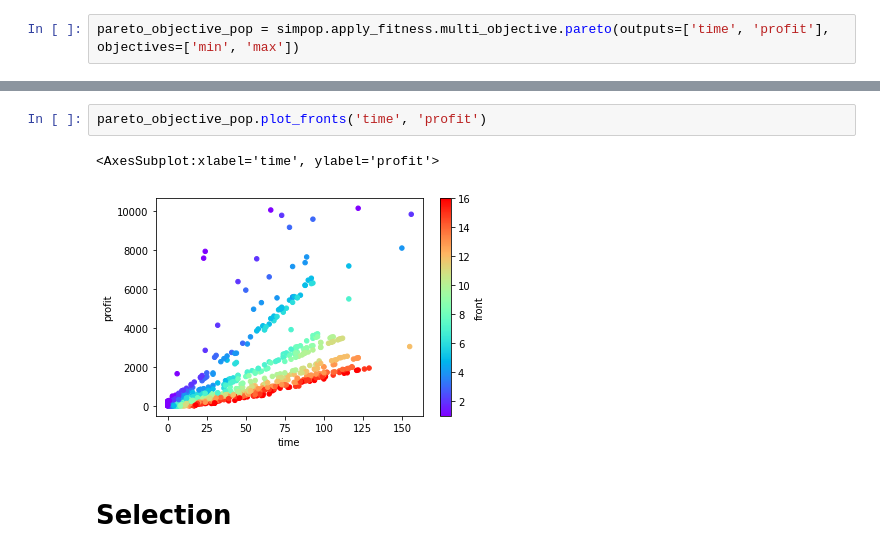
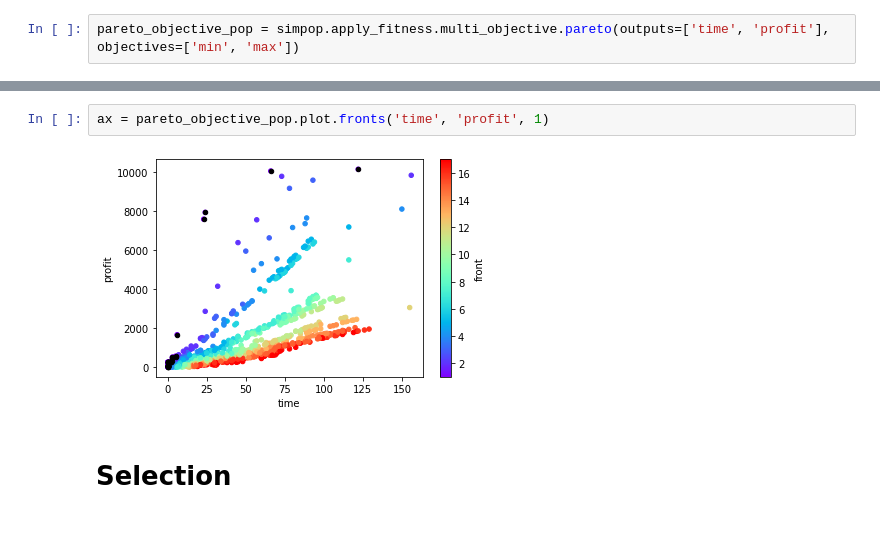
Before and after one commit to vczoni/lamarck, a Jupyter notebook: docs/notebooks/test.ipynb, the cells around one changed output, grey strips where cells are left out. Saved outputs shown, nothing was run; the diff lists cells and outputs as text; blank space fills up the shorter version.

```diff
--- a/docs/notebooks/test.ipynb
+++ b/docs/notebooks/test.ipynb
@@ -232,7 +232,6 @@ pareto_objective_pop.datasets.fitness.head()
-# %%
-pareto_objective_pop.plot_fronts('time', 'profit')
-# %% [output]
-<AxesSubplot:xlabel='time', ylabel='profit'>
-[figure, removed]
+# %%
+ax = pareto_objective_pop.plot.fronts('time', 'profit', 1)
+# %% [output]
+[figure, added]
 # %% [markdown]
 # Selection
```
Also changed, not shown: parts of 12 cells of this notebook, 3 other files.
